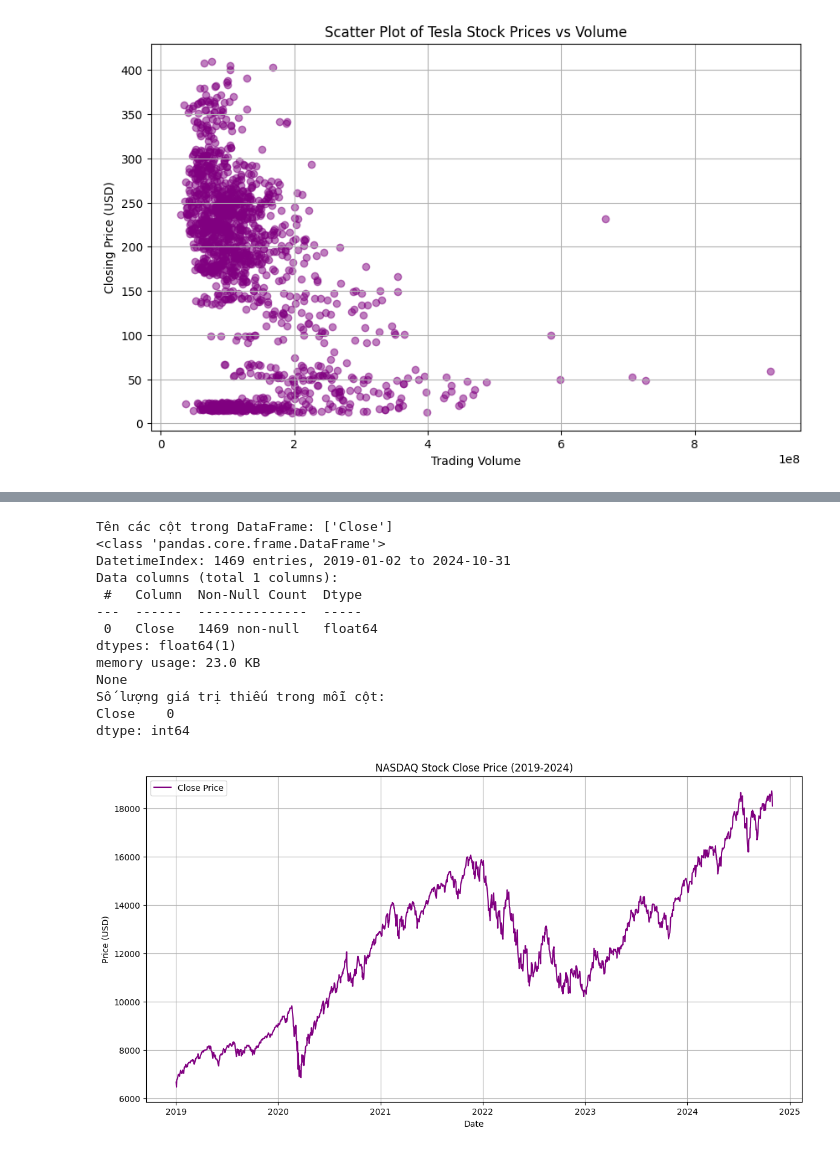
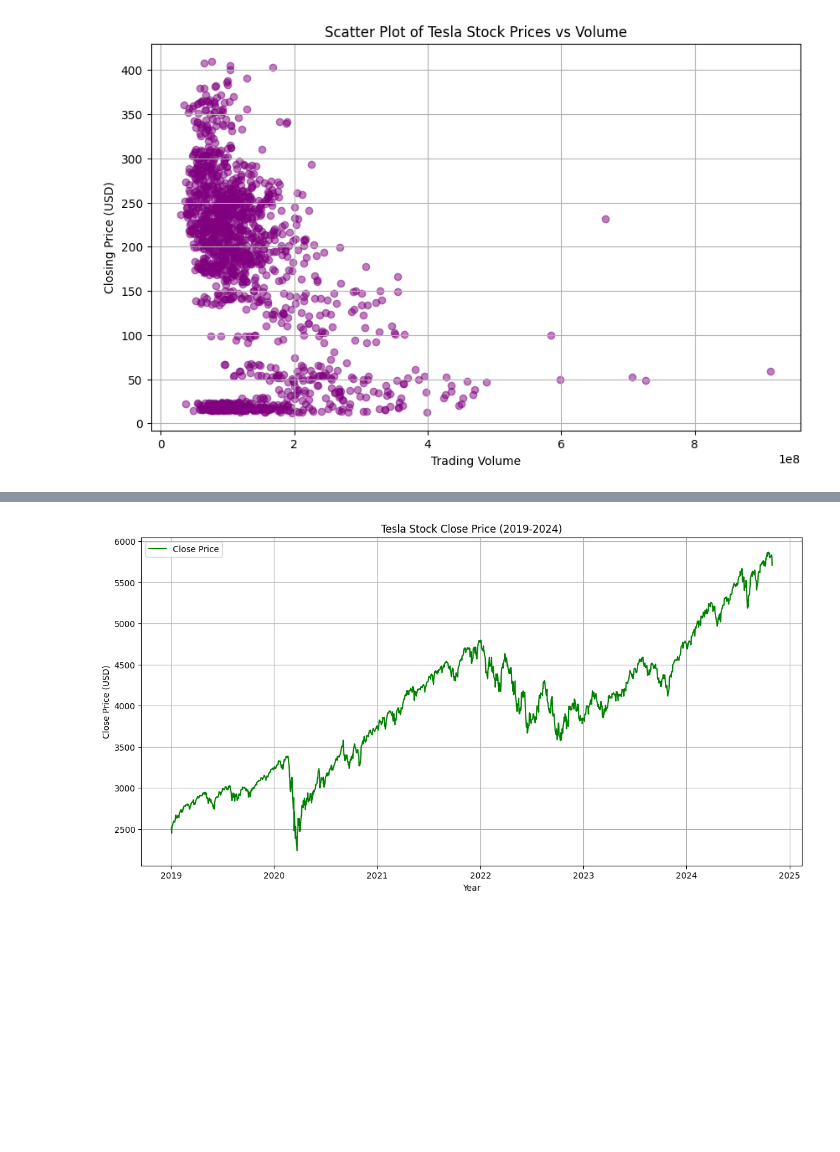
Before and after one commit to TrieuHuynh174/-STAT3013.-P11_Nhom8, a Jupyter notebook: Statistical Analysis.ipynb, the cells around one changed output, grey strips where cells are left out. Cells and saved outputs as stored; diff of their text form; code cells hidden in the pictures; blank space fills up the shorter version.

```diff
--- a/Statistical Analysis.ipynb
+++ b/Statistical Analysis.ipynb
@@ -166,48 +132,21 @@ dtype: int64
-# %%
-import pandas as pd
-import matplotlib.pyplot as plt
-
-# 1. Đọc dữ liệu từ file CSV
-# Chỉ định định dạng ngày tháng dd-mm-yy khi đọc file
-df = pd.read_csv('Get_data/IXIC_Close_2019_2024.csv', parse_dates=['Date'], index_col='Date')
-
-# 2. Kiểm tra tên các cột
-print("Tên các cột trong DataFrame:", df.columns.tolist())
-
-# 3. Làm sạch tên cột để loại bỏ khoảng trắng
-df.columns = df.columns.str.strip()
-
-# 4. Kiểm tra lại thông tin DataFrame
-print(df.info())
-
-# 5. Kiểm tra có giá trị thiếu hay không
-print("Số lượng giá trị thiếu trong mỗi cột:")
-print(df.isnull().sum())
-
-# 6. Xử lý giá trị thiếu (nếu có)
-df = df.fillna(method='ffill')  # Điền giá trị thiếu bằng giá trị trước đó
-
-# 7. Vẽ biểu đồ giá đóng cửa (Close Price)
-plt.figure(figsize=(14, 7))
-plt.plot(df['Close'], label='Close Price', color='purple')
-plt.title('NASDAQ Stock Close Price (2019-2024)')
-plt.xlabel('Date')
-plt.ylabel('Price (USD)')
-plt.legend()
-plt.grid()
-plt.show()
-# %% [output]
-Tên các cột trong DataFrame: ['Close']
-<class 'pandas.core.frame.DataFrame'>
-DatetimeIndex: 1469 entries, 2019-01-02 to 2024-10-31
-Data columns (total 1 columns):
- #   Column  Non-Null Count  Dtype
----  ------  --------------  -----
- 0   Close   1469 non-null   float64
-dtypes: float64(1)
-memory usage: 23.0 KB
-None
-Số lượng giá trị thiếu trong mỗi cột:
-Close    0
-dtype: int64
-[figure, removed]
+# %%
+from matplotlib.dates import DateFormatter
+data = pd.read_csv('Get_data/SP500_Close_2019_2024.csv', parse_dates=['Date'], index_col='Date')
+
+# Vẽ biểu đồ giá đóng cửa
+plt.figure(figsize=(14, 7))
+plt.plot(data.index, data['Close'], label='Close Price', color='green')
+plt.title('Tesla Stock Close Price (2019-2024)')
+plt.xlabel('Year')
+plt.ylabel('Close Price (USD)')
+plt.legend()
+plt.grid()
+
+# Định dạng trục x chỉ hiển thị năm
+date_format = DateFormatter("%Y")
+plt.gca().xaxis.set_major_formatter(date_format)
+
+# Hiển thị biểu đồ
+plt.show()
+# %% [output]
+[figure, added]
```
Also changed, not shown: parts of 6 cells of this notebook, 3 other files.
